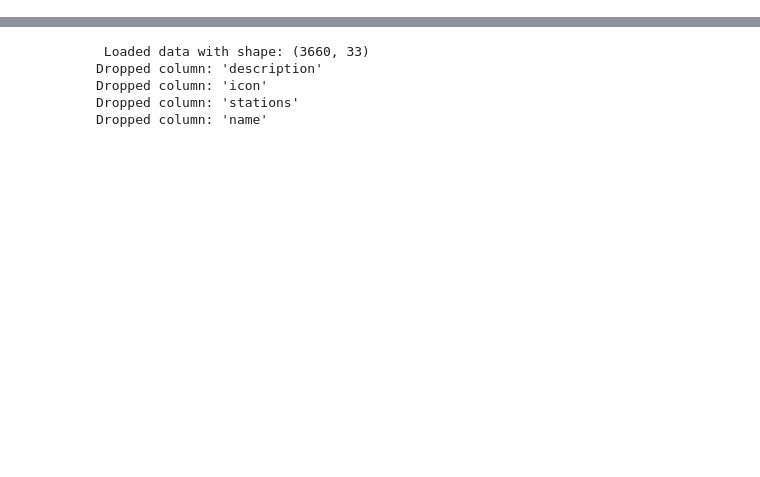
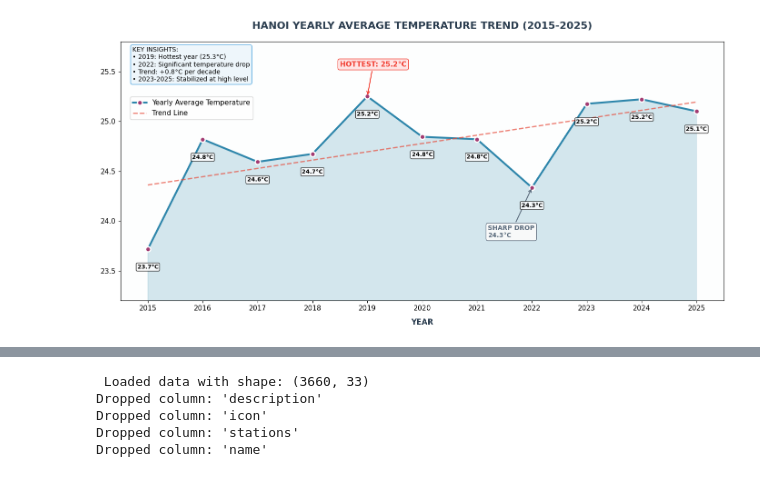
Before and after one commit to DunDun-banana/ml-group1, a Jupyter notebook: Main_Report.ipynb, the cells around one changed output, grey strips where cells are left out. Cells and saved outputs as stored; diff of their text form; code cells hidden in the pictures; blank space fills up the shorter version.

```diff
--- a/Main_Report.ipynb
+++ b/Main_Report.ipynb
@@ -62,0 +85,4 @@ sampler = optuna.samplers.TPESampler(seed=SEED)
+# %%
+# load data
+df0 = pd.read_csv(r"data\raw data\Hanoi Daily 10 years.csv")
+df0.head(1)
@@ -62,0 +415,4 @@ sampler = optuna.samplers.TPESampler(seed=SEED)
+# %%
+plot_yearly_temperature(df0)
+# %% [output]
+[figure, added]
```
Also changed, not shown: parts of 110 cells of this notebook, 13 other files.
